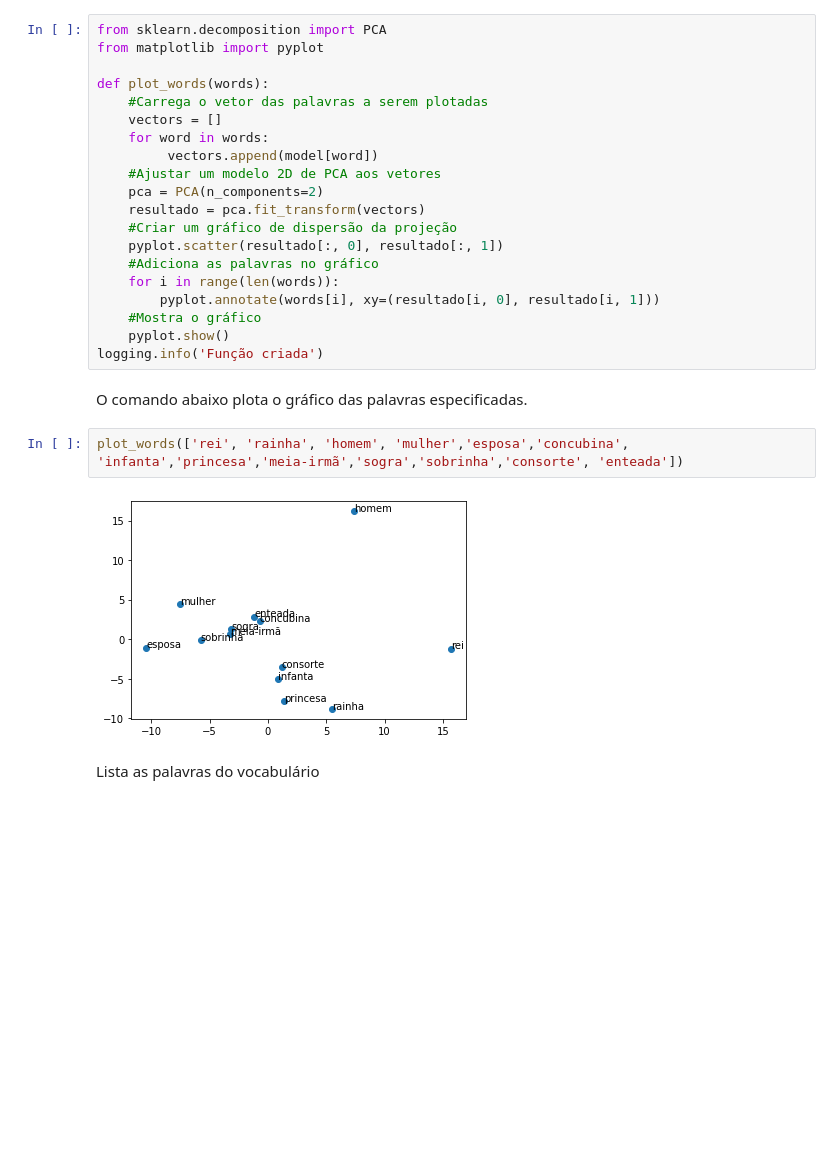
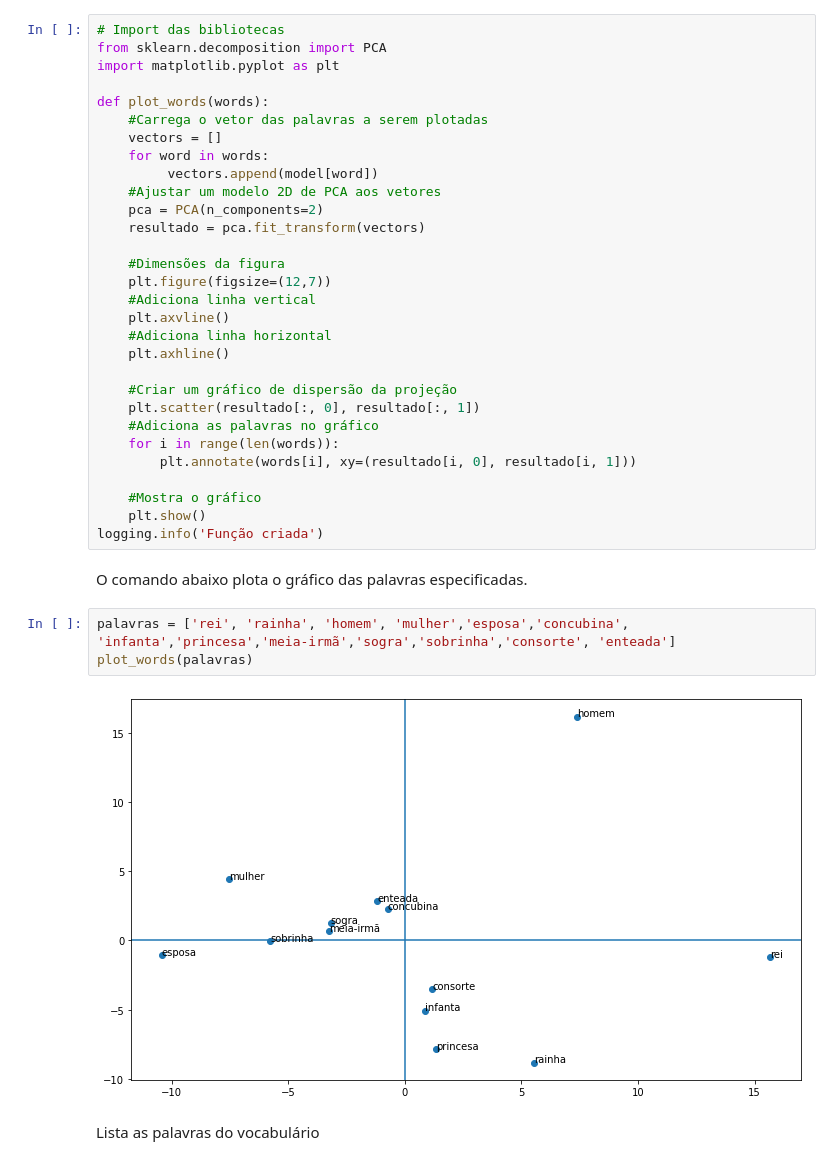
Before and after one commit to osmarbraz/exemplos_gensim, a Jupyter notebook: Exemplo_Word2Vec_Gensim_pt_br_Wikipedia.ipynb, the cells around one changed output. Drawn from its saved outputs; the diff is of its cells as text; blank space fills up the shorter version.

```diff
--- a/Exemplo_Word2Vec_Gensim_pt_br_Wikipedia.ipynb
+++ b/Exemplo_Word2Vec_Gensim_pt_br_Wikipedia.ipynb
@@ -512,8 +504,9 @@ print(model1['banco'])
 # %% [markdown]
 Para plotar um conjunto de palavras execute o script abaixo:
 # %%
+# Import das bibliotecas
 from sklearn.decomposition import PCA
-from matplotlib import pyplot
+import matplotlib.pyplot as plt
 
 def plot_words(words):
     #Carrega o vetor das palavras a serem plotadas
@@ -523,20 +516,30 @@ def plot_words(words):
     #Ajustar um modelo 2D de PCA aos vetores
     pca = PCA(n_components=2)
     resultado = pca.fit_transform(vectors)
+
+    #Dimensões da figura
+    plt.figure(figsize=(12,7))
+    #Adiciona linha vertical
+    plt.axvline()
+    #Adiciona linha horizontal
+    plt.axhline()
+
     #Criar um gráfico de dispersão da projeção
-    pyplot.scatter(resultado[:, 0], resultado[:, 1])
+    plt.scatter(resultado[:, 0], resultado[:, 1])
     #Adiciona as palavras no gráfico
     for i in range(len(words)):
-        pyplot.annotate(words[i], xy=(resultado[i, 0], resultado[i, 1]))
+        plt.annotate(words[i], xy=(resultado[i, 0], resultado[i, 1]))
+
     #Mostra o gráfico
-    pyplot.show()
+    plt.show()
 logging.info('Função criada')
 # %% [markdown]
 O comando abaixo plota o gráfico das palavras especificadas.
 # %%
-plot_words(['rei', 'rainha', 'homem', 'mulher','esposa','concubina', 'infanta','princesa','meia-irmã','sogra','sobrinha','consorte', 'enteada'])
+palavras = ['rei', 'rainha', 'homem', 'mulher','esposa','concubina', 'infanta','princesa','meia-irmã','sogra','sobrinha','consorte', 'enteada']
+plot_words(palavras)
 # %% [output]
-[figure, old version]
+[figure, new version]
 # %% [markdown]
 Lista as palavras do vocabulário
 # %%
```
Also changed, not shown: parts of 14 cells of this notebook.
